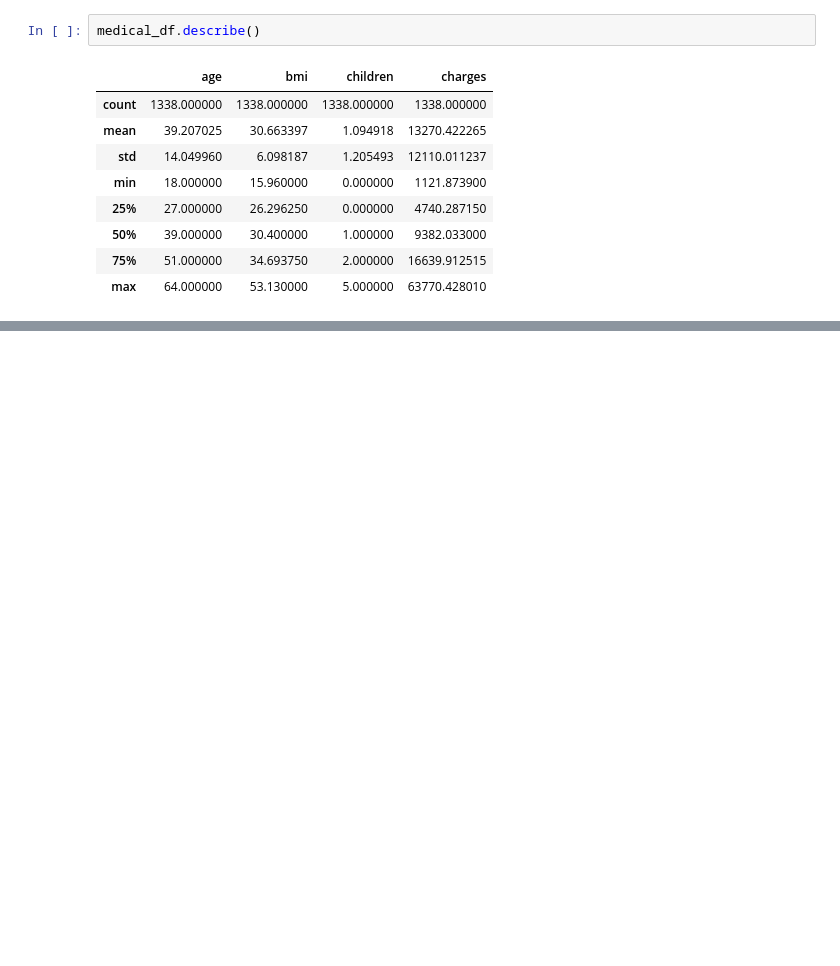
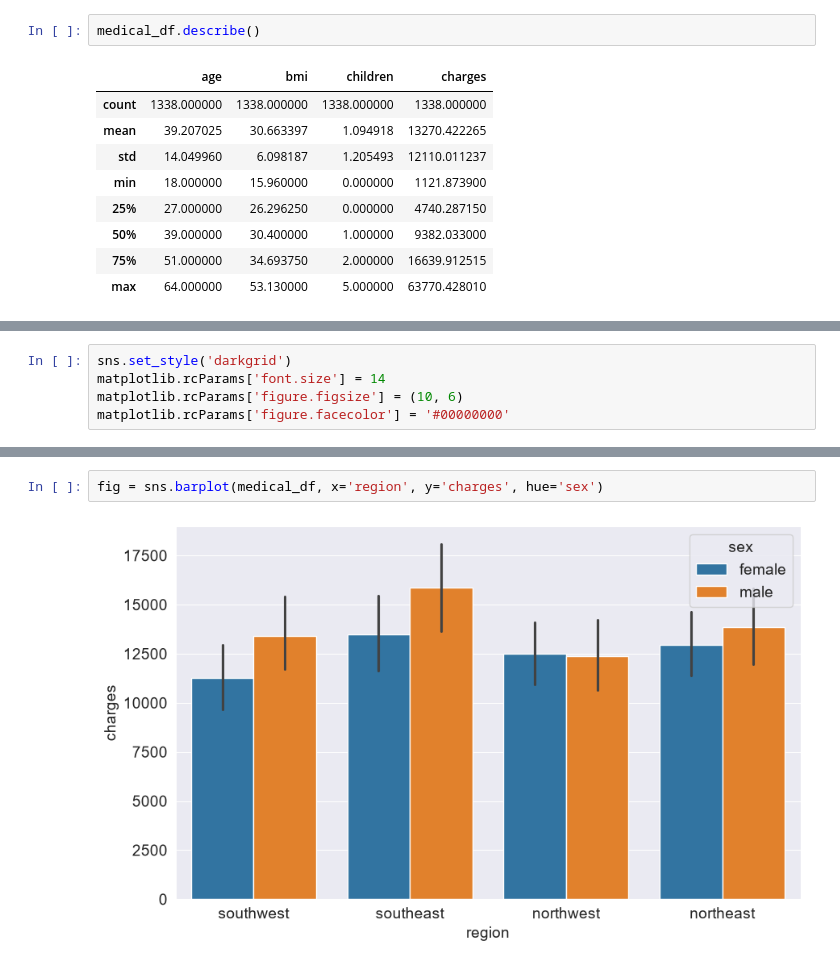
Before and after one commit to naren1003/Medical-Expendituer-calc, a Jupyter notebook: jy_ml.ipynb, the cells around one changed output, grey strips where cells are left out. Cells and saved outputs as stored; diff of their text form; blank space fills up the shorter version.

```diff
--- a/jy_ml.ipynb
+++ b/jy_ml.ipynb
@@ -68,0 +57,5 @@ ML setup is working!
+# %%
+sns.set_style('darkgrid')
+matplotlib.rcParams['font.size'] = 14
+matplotlib.rcParams['figure.figsize'] = (10, 6)
+matplotlib.rcParams['figure.facecolor'] = '#00000000'
@@ -68,0 +166,4 @@ ML setup is working!
+# %%
+fig = sns.barplot(medical_df, x='region', y='charges', hue='sex')
+# %% [output]
+[figure, added]
```
Also changed, not shown: parts of 23 cells of this notebook.
